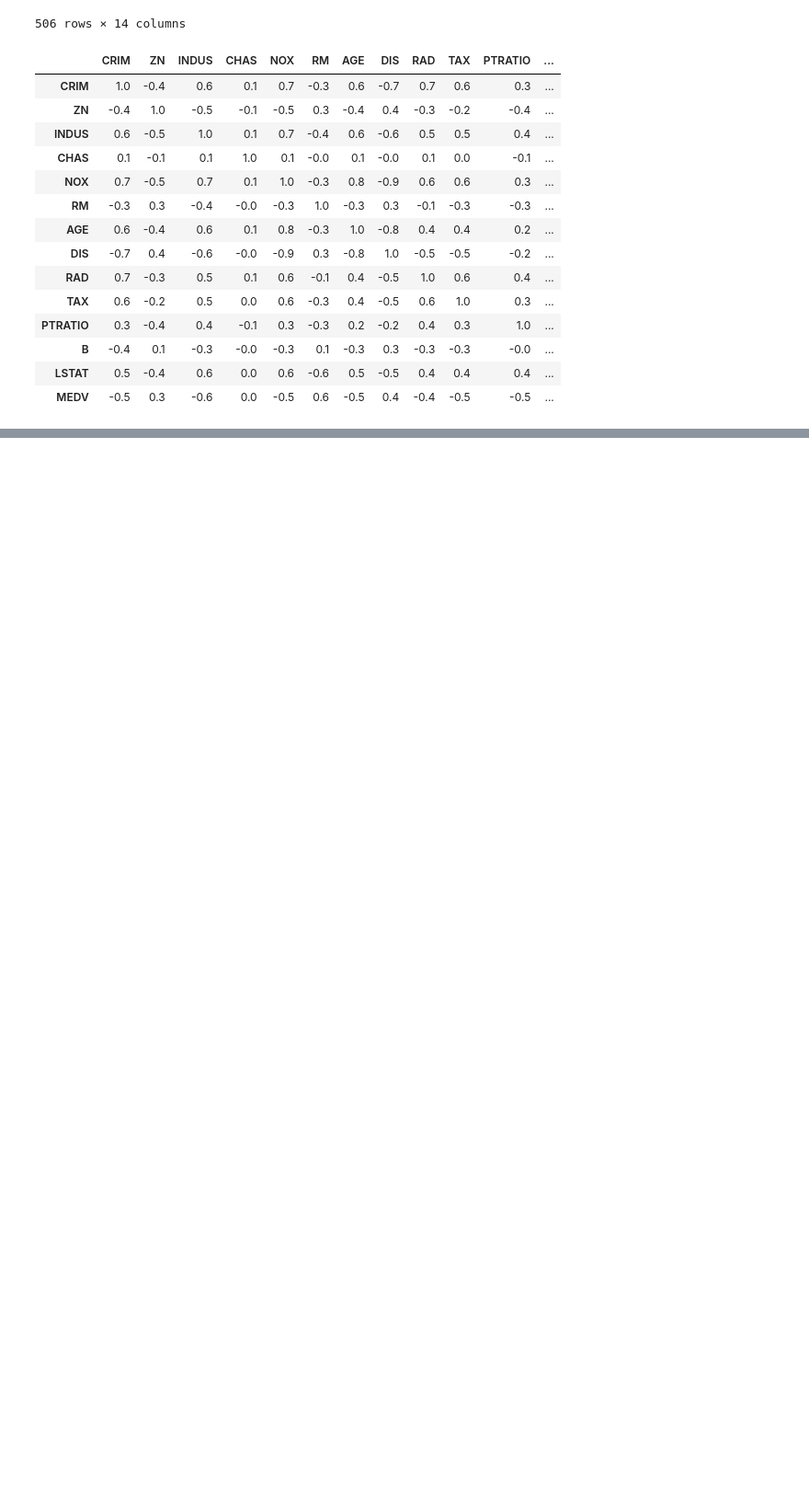
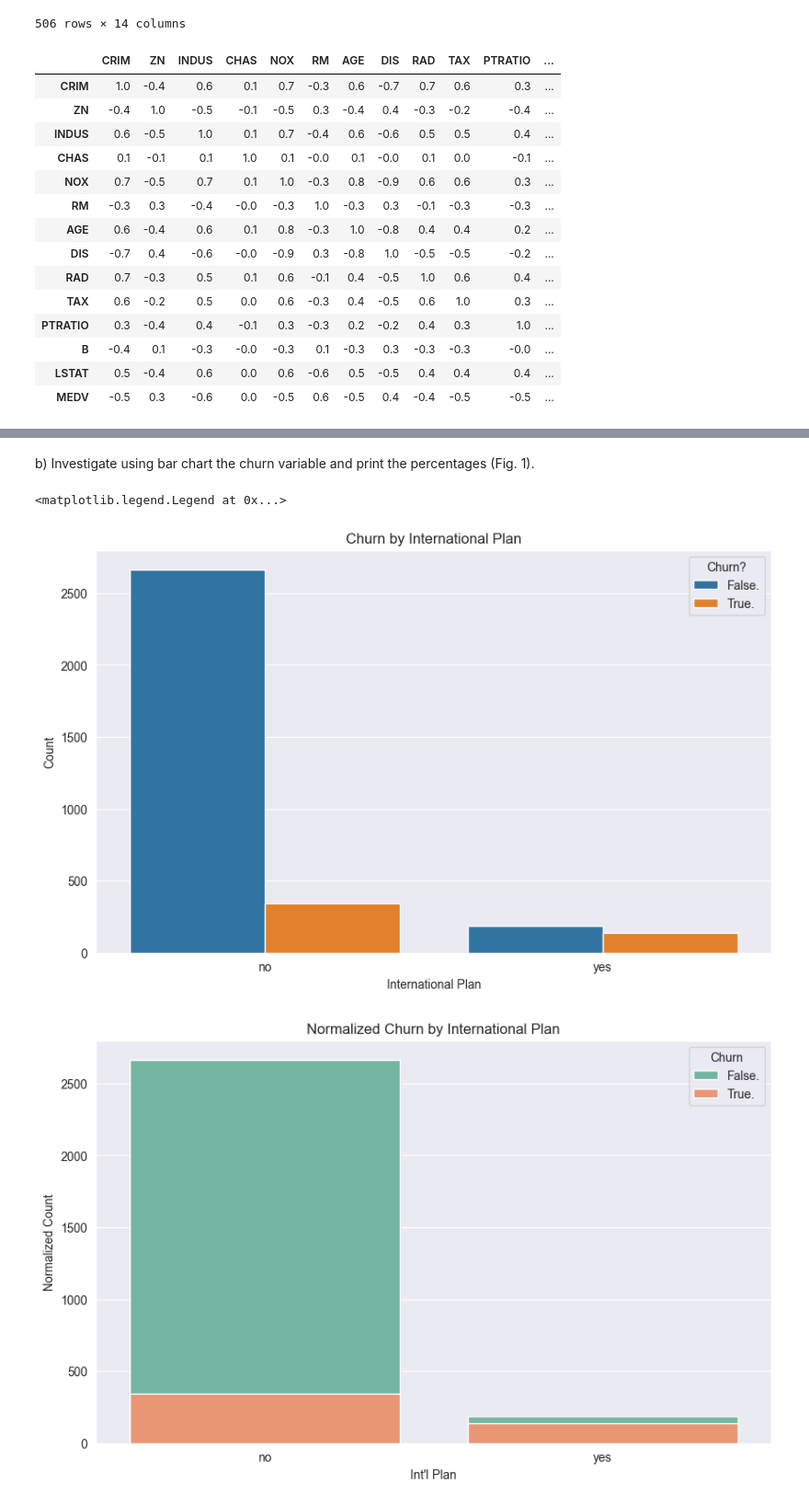
Before and after one commit to markus-bcit/term4, a Jupyter notebook: ACIT-4880-Introduction-to-Data-Analytics/week6/lab5.ipynb, the cells around one changed output, grey strips where cells are left out. Shown at 92% size. Drawn from its saved outputs; the diff is of its cells as text; code cells hidden in the pictures; blank space fills up the shorter version.

```diff
--- a/ACIT-4880-Introduction-to-Data-Analytics/week6/lab5.ipynb
+++ b/ACIT-4880-Introduction-to-Data-Analytics/week6/lab5.ipynb
@@ -169,0 +163,10 @@ MEDV: Median value of owner-occupied homes in $1000's
+# %%
+import pandas as pd
+import matplotlib.pyplot as plt
+import seaborn as sns
+
+# Load the churn dataset
+churn_data = pd.read_csv("churn.csv")
+
+# Check the first few rows of the dataset
+print(churn_data.head())
@@ -169,0 +191,20 @@ MEDV: Median value of owner-occupied homes in $1000's
+# %% [markdown]
+b) Investigate using bar chart the churn variable and print the percentages (Fig. 1).
+# %%
+plt.figure(figsize=(10, 6))
+sns.countplot(x="Int'l Plan", hue='Churn?', data=churn_data)
+plt.title('Churn by International Plan')
+plt.xlabel('International Plan')
+plt.ylabel('Count')
+
+plt.figure(figsize=(10, 6))
+sns.countplot(x="Int'l Plan", hue='Churn?', data=churn_data, palette='Set2', hue_order=['False.', 'True.'],
+              dodge=False, order=['no', 'yes'], saturation=0.75)
+plt.title('Normalized Churn by International Plan')
+plt.xlabel("Int'l Plan")
+plt.ylabel('Normalized Count')
+plt.legend(title='Churn')
+# %% [output]
+<matplotlib.legend.Legend at 0x...>
+[figure, added]
+[figure, added]
```
Also changed, not shown: parts of 21 cells of this notebook, 6 other files.
